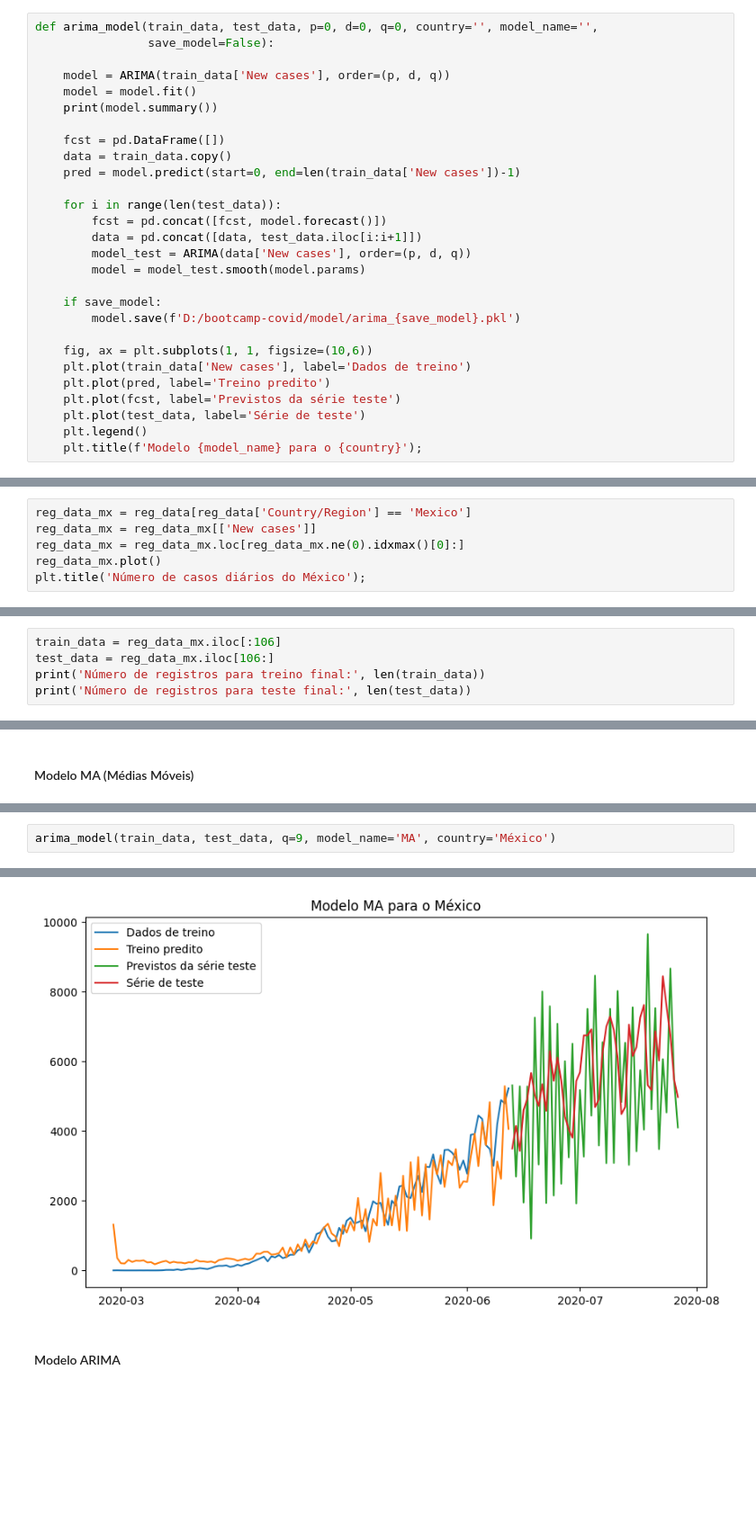
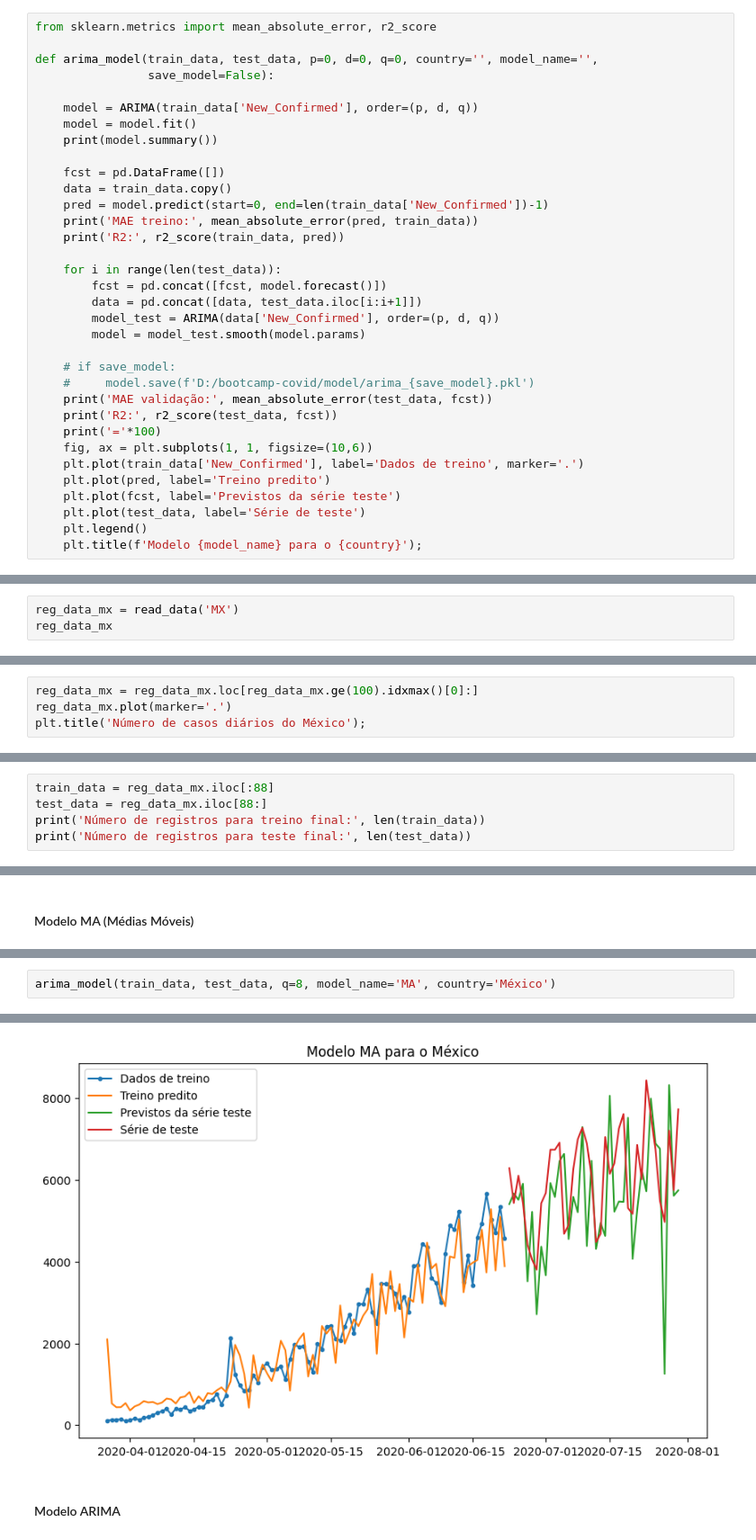
Before and after one commit to duartejr/bootcamp-covid-research, a Jupyter notebook: reports/notebooks/modelo_arima.ipynb, the cells around one changed output, grey strips where cells are left out. Shown at 90% size. Drawn from its saved outputs; the diff is of its cells as text; blank space fills up the shorter version.

```diff
--- a/reports/notebooks/modelo_arima.ipynb
+++ b/reports/notebooks/modelo_arima.ipynb
@@ -38,28 +26,34 @@ reg_data = covid_data[['Country/Region', 'New cases']].dropna() # Remoção de v
 # %% [markdown]
 Função para gerar os modelos AR, MA e ARIMA
 # %%
+from sklearn.metrics import mean_absolute_error, r2_score
+
 def arima_model(train_data, test_data, p=0, d=0, q=0, country='', model_name='',
                 save_model=False):
 
-    model = ARIMA(train_data['New cases'], order=(p, d, q))
+    model = ARIMA(train_data['New_Confirmed'], order=(p, d, q))
     model = model.fit()
     print(model.summary())
 
     fcst = pd.DataFrame([])
     data = train_data.copy()
-    pred = model.predict(start=0, end=len(train_data['New cases'])-1)
+    pred = model.predict(start=0, end=len(train_data['New_Confirmed'])-1)
+    print('MAE treino:', mean_absolute_error(pred, train_data))
+    print('R2:', r2_score(train_data, pred))
 
     for i in range(len(test_data)):
         fcst = pd.concat([fcst, model.forecast()])
         data = pd.concat([data, test_data.iloc[i:i+1]])
-        model_test = ARIMA(data['New cases'], order=(p, d, q))
+        model_test = ARIMA(data['New_Confirmed'], order=(p, d, q))
         model = model_test.smooth(model.params)
 
-    if save_model:
-        model.save(f'D:/bootcamp-covid/model/arima_{save_model}.pkl')
-
+    # if save_model:
+    #     model.save(f'D:/bootcamp-covid/model/arima_{save_model}.pkl')
+    print('MAE validação:', mean_absolute_error(test_data, fcst))
+    print('R2:', r2_score(test_data, fcst))
+    print('='*100)
     fig, ax = plt.subplots(1, 1, figsize=(10,6))
-    plt.plot(train_data['New cases'], label='Dados de treino')
+    plt.plot(train_data['New_Confirmed'], label='Dados de treino', marker='.')
     plt.plot(pred, label='Treino predito')
     plt.plot(fcst, label='Previstos da série teste')
     plt.plot(test_data, label='Série de teste')
@@ -402,3 +402,6 @@ def sarima_model_plot(train_data, test_data, p=0, d=0, q=0, P=0, D=0, Q=0, m=0,
 ### México
 # %% [markdown]
 #### Preparação dos dados
+# %%
+reg_data_mx = read_data('MX')
+reg_data_mx
@@ -405,7 +423,5 @@ def sarima_model_plot(train_data, test_data, p=0, d=0, q=0, P=0, D=0, Q=0, m=0,
 # %%
-reg_data_mx = reg_data[reg_data['Country/Region'] == 'Mexico']
-reg_data_mx = reg_data_mx[['New cases']]
-reg_data_mx = reg_data_mx.loc[reg_data_mx.ne(0).idxmax()[0]:]
-reg_data_mx.plot()
+reg_data_mx = reg_data_mx.loc[reg_data_mx.ge(100).idxmax()[0]:]
+reg_data_mx.plot(marker='.')
 plt.title('Número de casos diários do México');
 # %% [output]
@@ -421,6 +437,6 @@ Número de registros para teste: 45.0
 # %%
-train_data = reg_data_mx.iloc[:106]
-test_data = reg_data_mx.iloc[106:]
+train_data = reg_data_mx.iloc[:88]
+test_data = reg_data_mx.iloc[88:]
 print('Número de registros para treino final:', len(train_data))
 print('Número de registros para teste final:', len(test_data))
 # %% [output]
@@ -464,5 +480,5 @@ plot_acf(train_data['New cases'],  marker='');
 # %%
-arima_model(train_data, test_data, q=9, model_name='MA', country='México')
+arima_model(train_data, test_data, q=8, model_name='MA', country='México')
 # %% [output]
                                SARIMAX Results
 ==============================================================================
@@ -484,4 +500,4 @@ Warnings:
-[figure, old version]
+[figure, new version]
 # %% [markdown]
 #### Modelo ARIMA
 # %%
```
Also changed, not shown: parts of 73 cells of this notebook, 1 other file.
